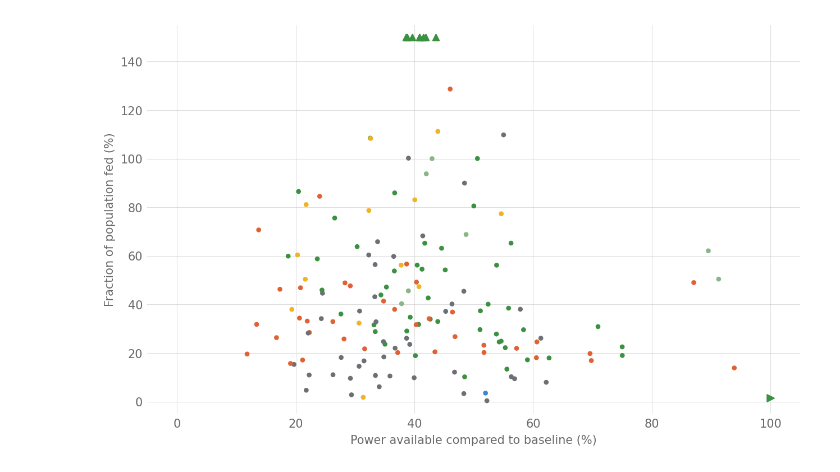
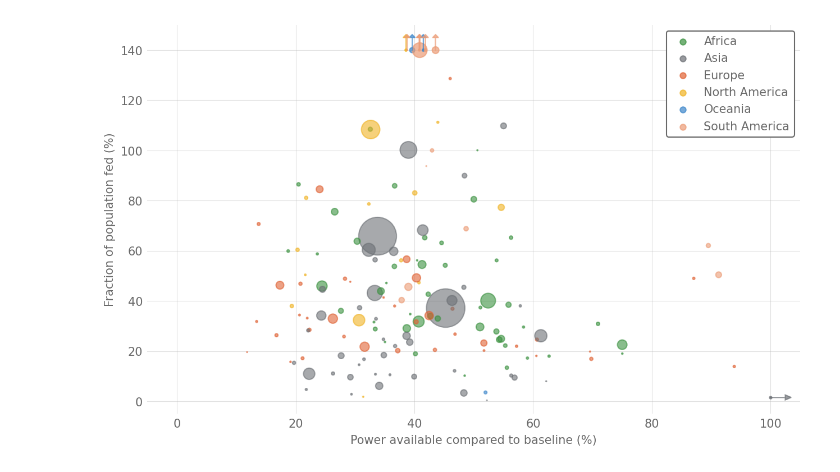
Before and after one commit to allfed/Renewables-Nuclear-Winter, a Jupyter notebook: scripts/Intmodel-correlation.ipynb, the cells around one changed output. Saved outputs shown, nothing was run; the diff lists cells and outputs as text; code cells hidden in the pictures.

Commit message:
food-energy correlation plot

```diff
--- a/scripts/Intmodel-correlation.ipynb
+++ b/scripts/Intmodel-correlation.ipynb
@@ -24,11 +27,10 @@ color_map = {
     "Europe": "#e06234",
     "North America": "#F0B323",
     "Oceania": "#3D87CB",
-    "South America": "#89b587",
-    "default": "#000000",
+    "South America": "#ec9c76",
 }
 # %%
-outlier_threshold_y = 150
+outlier_threshold_y = 140
 outlier_threshold_x = 100
 
 x_var = "solar+wind_pct_NW"
@@ -41,38 +43,90 @@ outliers_x = df[df[x_var] > outlier_threshold_x]
 df_filtered = df[
     (df[y_var] <= outlier_threshold_y) & (df[x_var] <= outlier_threshold_x)
 ]
 
 plt.figure(figsize=(10, 6))  # Adjust figure size as needed
 
 # Regular scatter plot
 plt.scatter(
-    df_filtered[x_var], df_filtered[y_var], c=df_filtered["continent"].map(color_map), s=40
+    df_filtered[x_var],
+    df_filtered[y_var],
+    c=df_filtered["continent"].map(color_map),
+    s=3*df_filtered["population"],
+    alpha=0.6,
 )
+
+# # Print country_names next to the points
+# for i, row in df_filtered.iterrows():
+#     if row.country_name in ["United States of America", "China", "India"]:
+#         plt.text(
+#             row[x_var] + 2,
+#             row[y_var],
+#             row["country_name"],
+#             verticalalignment="center",
+#             horizontalalignment="left",
+#             fontsize=8,
+#         )
 
 # Outliers as upward arrows
 plt.scatter(
     outliers_y[x_var],
     np.minimum(outlier_threshold_y, outliers_y[y_var]),
     c=outliers_y["continent"].map(color_map),
-    marker="^",
-    color="#3A913F",
-    s=30,
+    alpha=0.7,
+    s=3*outliers_y["population"],
 )
+# add upward arrows
+for i, row in outliers_y.iterrows():
+    plt.arrow(
+        row[x_var],
+        outlier_threshold_y,
+        0,
+        5,
+        head_width=1,
+        head_length=1.2,
+        fc=color_map[row["continent"]],
+        ec=color_map[row["continent"]],
+        alpha=0.7,
+    )
 
 # Outliers as rightward arrows
 plt.scatter(
     np.minimum(outlier_threshold_x, outliers_x[x_var]),
     outliers_x[y_var],
     c=outliers_x["continent"].map(color_map),
-    marker=">",
-    color="#3A913F",
+    alpha=0.7,
+    s=3*outliers_x["population"],
 )
+# add rightward arrows
+for i, row in outliers_x.iterrows():
+    plt.arrow(
+        outlier_threshold_x,
+        row[y_var],
+        2.5,
+        0,
+        head_width=2,
+        head_length=1,
+        fc=color_map[row["continent"]],
+        ec=color_map[row["continent"]],
+        alpha=0.7,
+    )
+
+
+# Legend
+# Create legend handles (one for each category)
+handles = [
+    plt.scatter([], [], color=color, label=continent, alpha=0.7, s=100)
+    for continent, color in color_map.items()
+]
+
+# Add the legend
+plt.legend(handles=handles)
 
 plt.xlabel("Power available compared to baseline (%)")
 plt.ylabel("Fraction of population fed (%)")
 plt.grid(True)
 plt.xlim(-5, outlier_threshold_x + 5)
-plt.ylim(-5, outlier_threshold_y + 5)
+plt.ylim(-5, outlier_threshold_y + 10)
 plt.show()
 # %% [output]
-[figure, old version]
+[figure, new version]
```
Also changed, not shown: parts of 2 cells of this notebook, 1 other file.
